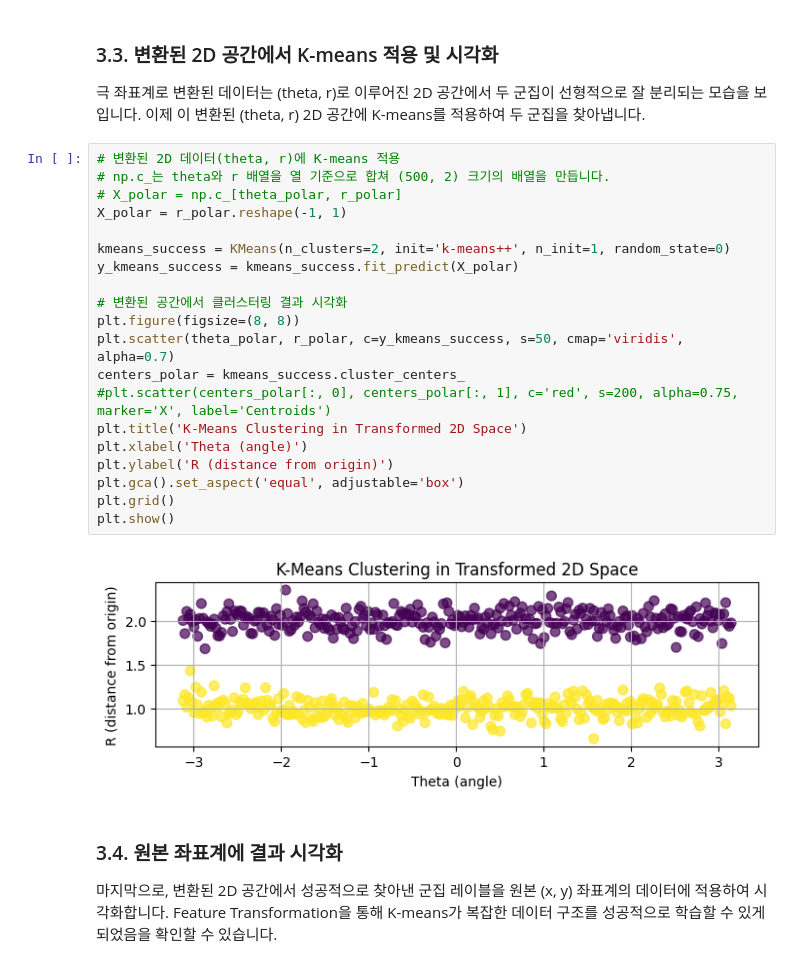
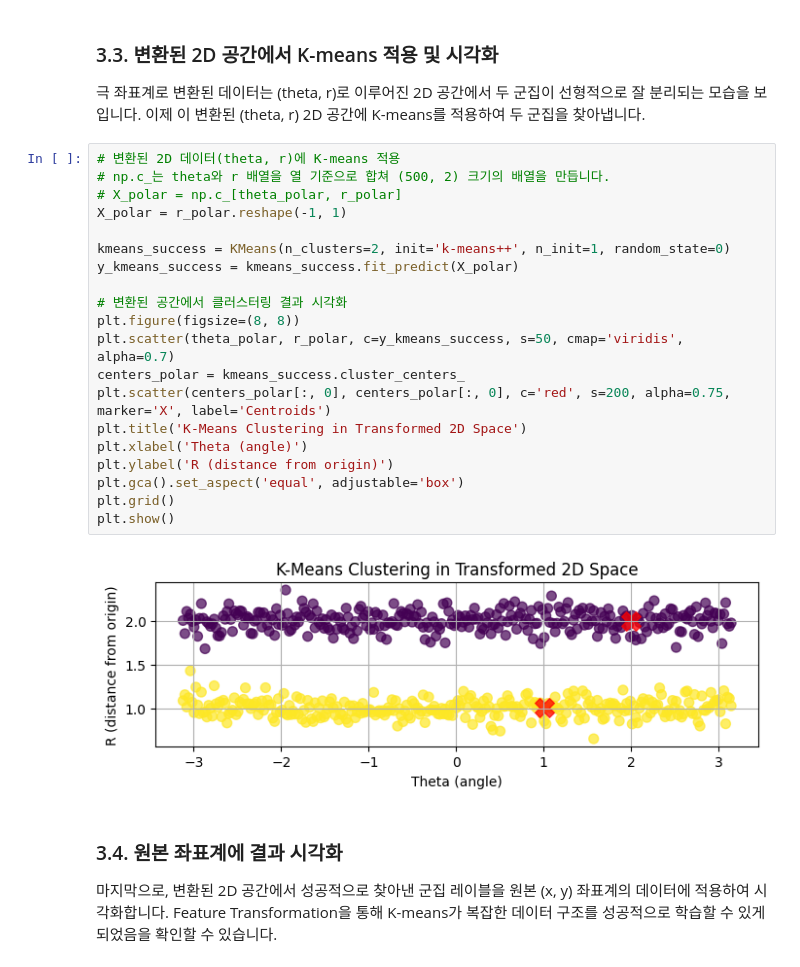
Before and after one commit to 201524495/201524495, a Jupyter notebook: linear_algebra_practice_day2.ipynb, the cells around one changed output. Cells and saved outputs as stored; diff of their text form.

```diff
--- a/linear_algebra_practice_day2.ipynb
+++ b/linear_algebra_practice_day2.ipynb
@@ -528,25 +528,25 @@ plt.show()
 # %%
 # 변환된 2D 데이터(theta, r)에 K-means 적용
 # np.c_는 theta와 r 배열을 열 기준으로 합쳐 (500, 2) 크기의 배열을 만듭니다.
 # X_polar = np.c_[theta_polar, r_polar]
 X_polar = r_polar.reshape(-1, 1)
 
 kmeans_success = KMeans(n_clusters=2, init='k-means++', n_init=1, random_state=0)
 y_kmeans_success = kmeans_success.fit_predict(X_polar)
 
 # 변환된 공간에서 클러스터링 결과 시각화
 plt.figure(figsize=(8, 8))
 plt.scatter(theta_polar, r_polar, c=y_kmeans_success, s=50, cmap='viridis', alpha=0.7)
 centers_polar = kmeans_success.cluster_centers_
-#plt.scatter(centers_polar[:, 0], centers_polar[:, 1], c='red', s=200, alpha=0.75, marker='X', label='Centroids')
+plt.scatter(centers_polar[:, 0], centers_polar[:, 0], c='red', s=200, alpha=0.75, marker='X', label='Centroids')
 plt.title('K-Means Clustering in Transformed 2D Space')
 plt.xlabel('Theta (angle)')
 plt.ylabel('R (distance from origin)')
 plt.gca().set_aspect('equal', adjustable='box')
 plt.grid()
 plt.show()
 # %% [output]
-[figure, old version]
+[figure, new version]
 # %% [markdown]
 ### 3.4. 원본 좌표계에 결과 시각화
 마지막으로, 변환된 2D 공간에서 성공적으로 찾아낸 군집 레이블을 원본 (x, y) 좌표계의 데이터에 적용하여 시각화합니다.
```
Also changed, not shown: parts of 1 cell of this notebook.
